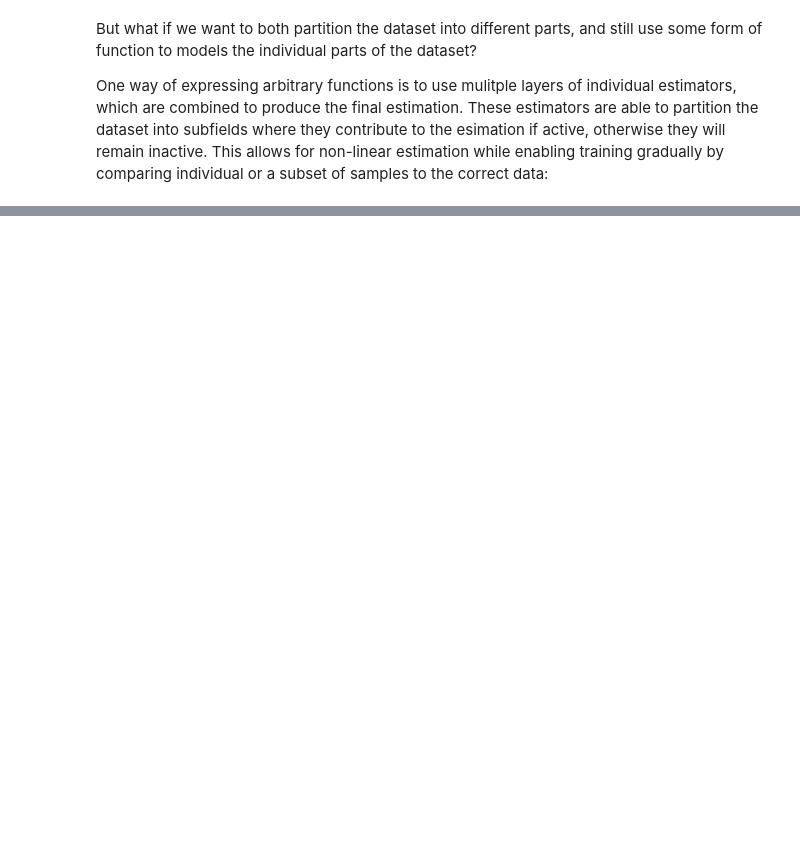
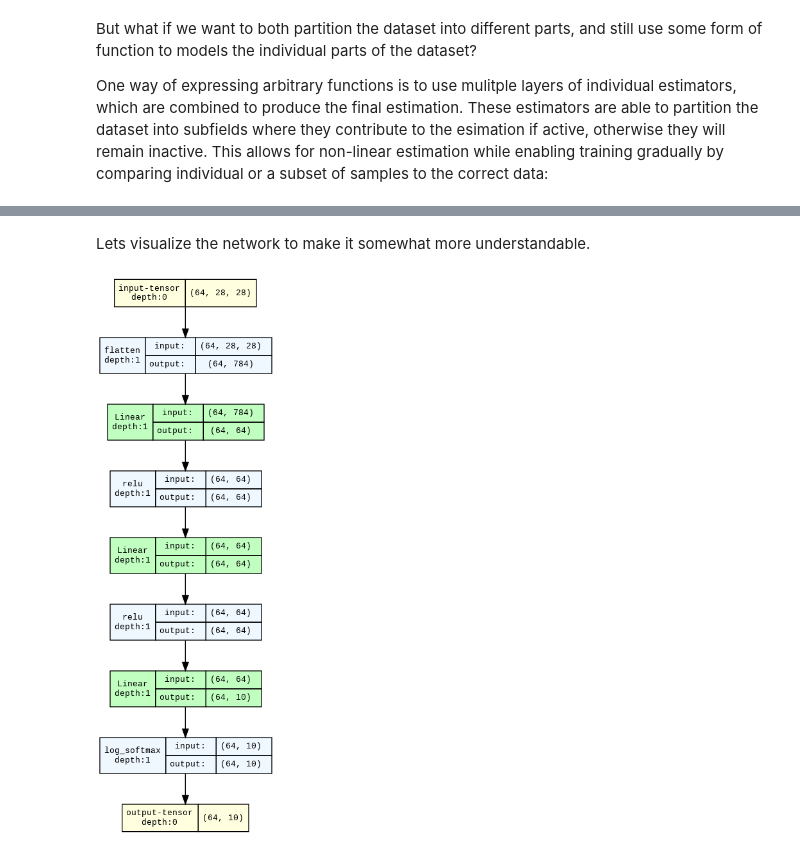
Before and after one commit to CecinestpasJonatan/MachineaLearningIntroNotebook, a Jupyter notebook: MachineLearningIntro.ipynb, the cells around one changed output, grey strips where cells are left out. Cells and saved outputs as stored; diff of their text form; code cells hidden in the pictures; blank space fills up the shorter version.

```diff
--- a/MachineLearningIntro.ipynb
+++ b/MachineLearningIntro.ipynb
@@ -572,0 +656,14 @@ Extracting /files/MNIST/raw/t10k-labels-idx1-ubyte.gz to /files/MNIST/raw
+# %% [markdown]
+Lets visualize the network to make it somewhat more understandable.
+# %%
+#@title Code
+from torchviz import make_dot
+import torchvision
+from torchview import draw_graph
+import graphviz
+
+graphviz.set_jupyter_format('png')
+model_graph = draw_graph(network, input_size=(64, 28, 28), expand_nested=True)
+model_graph.visual_graph
+# %% [output]
+[figure, added]
```
Also changed, not shown: parts of 19 cells of this notebook.
